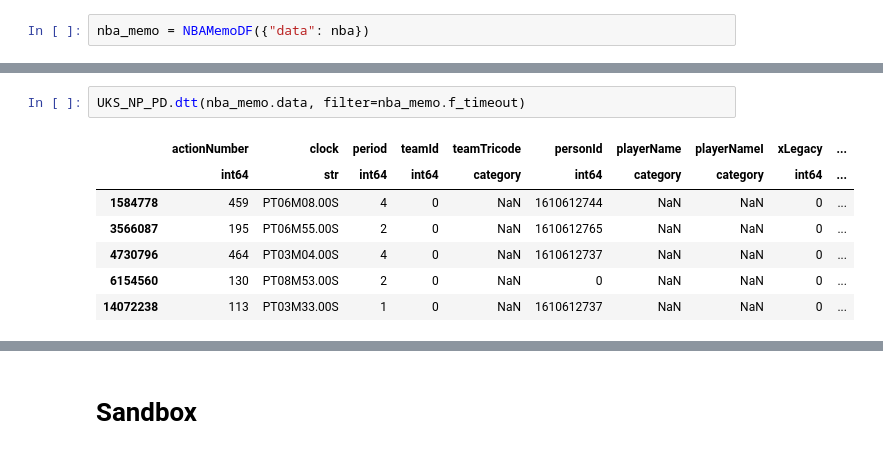
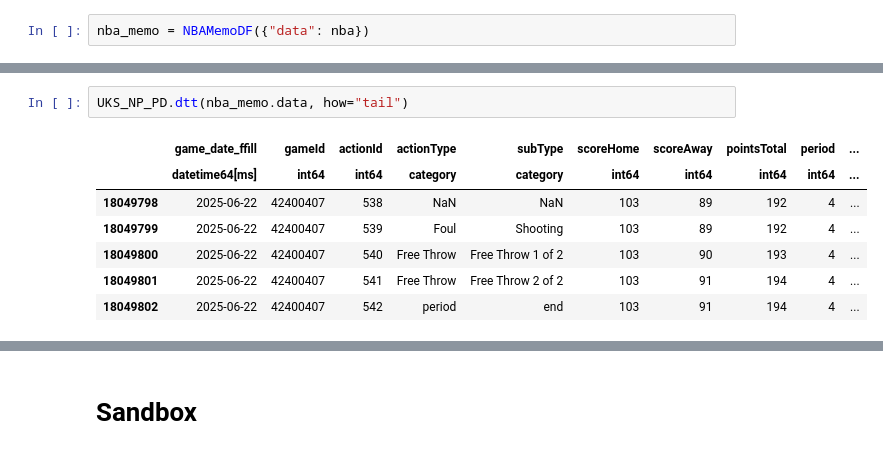
Before and after one commit to akseldkw07/NBA-Timeout-Impact, a Jupyter notebook: Notebooks/nba-enriched-dataset.ipynb, the cells around one changed output, grey strips where cells are left out. Cells and saved outputs as stored; diff of their text form.

```diff
--- a/Notebooks/nba-enriched-dataset.ipynb
+++ b/Notebooks/nba-enriched-dataset.ipynb
@@ -67,10 +80,10 @@ np.float64(0.02632555047830716)
 # %%
-UKS_NP_PD.dtt(nba_memo.data, filter=nba_memo.f_timeout)
+UKS_NP_PD.dtt(nba_memo.data, how="tail")
 # %% [output]
-|  | actionNumber | clock | period | teamId | teamTricode | personId | playerName | playerNameI | xLegacy | ... |
-|  | int64 | str | int64 | int64 | category | int64 | category | category | int64 | ... |
-| 1584778 | 459 | PT06M08.00S | 4 | 0 | NaN | 1610612744 | NaN | NaN | 0 | ... |
-| 3566087 | 195 | PT06M55.00S | 2 | 0 | NaN | 1610612765 | NaN | NaN | 0 | ... |
-| 4730796 | 464 | PT03M04.00S | 4 | 0 | NaN | 1610612737 | NaN | NaN | 0 | ... |
-| 6154560 | 130 | PT08M53.00S | 2 | 0 | NaN | 0 | NaN | NaN | 0 | ... |
-| 14072238 | 113 | PT03M33.00S | 1 | 0 | NaN | 1610612737 | NaN | NaN | 0 | ... |
+|  | game_date_ffill | gameId | actionId | actionType | subType | scoreHome | scoreAway | pointsTotal | period | ... |
+|  | datetime64[ms] | int64 | int64 | category | category | int64 | int64 | int64 | int64 | ... |
+| 18049798 | 2025-06-22 | 42400407 | 538 | NaN | NaN | 103 | 89 | 192 | 4 | ... |
+| 18049799 | 2025-06-22 | 42400407 | 539 | Foul | Shooting | 103 | 89 | 192 | 4 | ... |
+| 18049800 | 2025-06-22 | 42400407 | 540 | Free Throw | Free Throw 1 of 2 | 103 | 90 | 193 | 4 | ... |
+| 18049801 | 2025-06-22 | 42400407 | 541 | Free Throw | Free Throw 2 of 2 | 103 | 91 | 194 | 4 | ... |
+| 18049802 | 2025-06-22 | 42400407 | 542 | period | end | 103 | 91 | 194 | 4 | ... |
```
Also changed, not shown: parts of 25 cells of this notebook, 6 other files.
